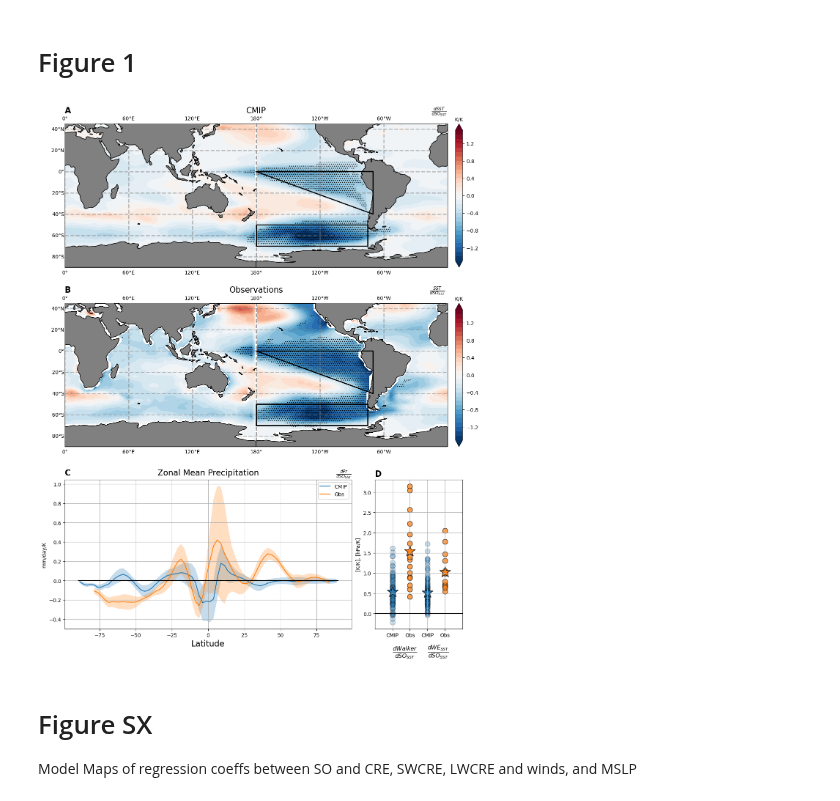
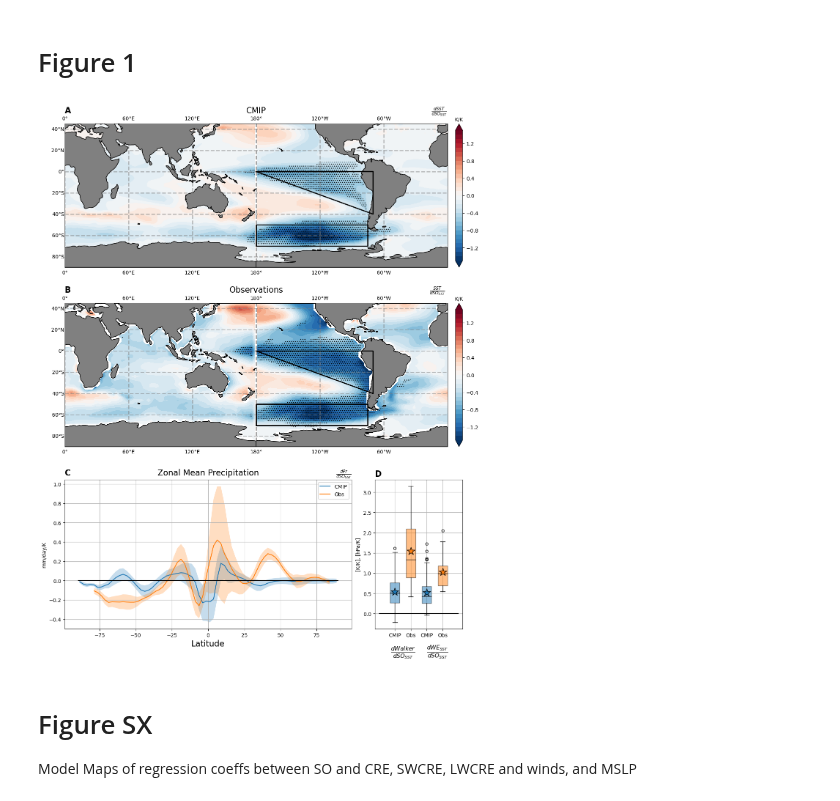
Before and after one commit to zacespinosa/SO-EP-teleconnection, a Jupyter notebook: Figure_Notebooks/Figure_1_covariance.ipynb, the cells around one changed output. Cells and saved outputs as stored; diff of their text form; code cells hidden in the pictures.

```diff
--- a/Figure_Notebooks/Figure_1_covariance.ipynb
+++ b/Figure_Notebooks/Figure_1_covariance.ipynb
@@ -211,48 +211,81 @@ ax_main.plot(smoothed_data.latitude, smoothed_data.mean("model"), label="Obs")
 ax_main.fill_between(
     smoothed_data.latitude,
     smoothed_data.mean("model") + smoothed_data.std("model"),
     smoothed_data.mean("model") - smoothed_data.std("model"),
     alpha=0.25,
 )
 ax_main.grid()
 ax_main.hlines(0, -90, 90, color="black")
 # ax_main.set_ylabel("mm/day/°C")
 ax_main.set_ylabel("mm/day/K")
 ax_main.set_xlabel("Latitude", fontsize=title_fontsize)
 ax_main.legend()
 ax_main.set_title(r"Zonal Mean Precipitation", fontsize=title_fontsize)
 ax_main.set_title(r"$\frac{dPr}{dSO_{SST}}$", loc="right")
 ax_main.set_title("C", loc="left", fontweight="bold", fontsize=title_fontsize)
 
 #################### REGRESSION dWE/dSO and dWalker/dSO ########################
 ax_right = fig.add_subplot(gs[2, 2])
-ax_right.scatter(np.zeros(len(reg_so_walker.model)), -reg_so_walker, alpha=0.25, color="tab:blue", edgecolors="black", s=100)
-ax_right.scatter(
-    1 + np.zeros(len(obs_regs.model)), -obs_regs["reg_walker"] / 100, edgecolors="black", color="tab:orange", s=100, alpha=0.75
+# ax_right.scatter(np.zeros(len(reg_so_walker.model)), -reg_so_walker, alpha=0.25, color="tab:blue", edgecolors="black", s=100)
+# ax_right.scatter(
+#     1 + np.zeros(len(obs_regs.model)), -obs_regs["reg_walker"] / 100, edgecolors="black", color="tab:orange", s=100, alpha=0.75
+# )
+# ax_right.scatter(0, -reg_so_walker.mean("model"), edgecolors="black", color="tab:blue", marker="*", s=500)
+# ax_right.scatter(1, -obs_regs["reg_walker"].mean("model") / 100, edgecolors="black", color="tab:orange", marker="*", s=500)
+# ax_right.scatter(np.zeros(len(reg_so_WE.model)) + 2, -reg_so_WE, alpha=0.25, color="tab:blue", edgecolors="black", s=100)
+# ax_right.scatter(
+#     np.zeros(len(obs_regs.model)) + 3, -obs_regs["reg_we"], edgecolors="black", color="tab:orange", s=100, alpha=0.75
+# )
+# ax_right.scatter(2, -reg_so_WE.mean("model"), edgecolors="black", color="tab:blue", marker="*", s=500)
+# ax_right.scatter(3, -obs_regs["reg_we"].mean("model"), edgecolors="black", color="tab:orange", marker="*", s=500)
+# ax_right.set_xticks([0, 1, 2, 3])
+# ax_right.set_xlim(-1, 4)
+
+colors = ['tab:blue', 'tab:orange', 'tab:blue', 'tab:orange']
+boxprops = dict(color='black')
+medianprops = dict(color='black')
+whiskerprops = dict(color='black')
+capprops = dict(color='black')
+flierprops = dict(marker='o', markersize=5, linestyle='none', color='gray')
+
+bp = ax_right.boxplot(
+    data_boxplots,
+    positions=[0, 1, 2, 3],
+    widths=0.6,
+    patch_artist=True,
+    boxprops=boxprops,
+    medianprops=medianprops,
+    whiskerprops=whiskerprops,
+    capprops=capprops,
+    flierprops=flierprops
 )
-ax_right.scatter(0, -reg_so_walker.mean("model"), edgecolors="black", color="tab:blue", marker="*", s=500)
-ax_right.scatter(1, -obs_regs["reg_walker"].mean("model") / 100, edgecolors="black", color="tab:orange", marker="*", s=500)
-ax_right.scatter(np.zeros(len(reg_so_WE.model)) + 2, -reg_so_WE, alpha=0.25, color="tab:blue", edgecolors="black", s=100)
-ax_right.scatter(
-    np.zeros(len(obs_regs.model)) + 3, -obs_regs["reg_we"], edgecolors="black", color="tab:orange", s=100, alpha=0.75
-)
-ax_right.scatter(2, -reg_so_WE.mean("model"), edgecolors="black", color="tab:blue", marker="*", s=500)
-ax_right.scatter(3, -obs_regs["reg_we"].mean("model"), edgecolors="black", color="tab:orange", marker="*", s=500)
-ax_right.set_xticks([0, 1, 2, 3])
-ax_right.set_xlim(-1, 4)
+
+# Set facecolor of each box to match original colors
+for patch, color in zip(bp['boxes'], colors):
+    patch.set_facecolor(color)
+    patch.set_alpha(0.5)
+
+# Overlay mean markers
+starSize = 250
+ax_right.scatter(0, -reg_so_walker.mean("model"), color=colors[0], edgecolors="black", marker="*", s=starSize, zorder=3)
+ax_right.scatter(1, -obs_regs["reg_walker"].mean("model") / 100, color=colors[1], edgecolors="black", marker="*", s=starSize, zorder=3)
+ax_right.scatter(2, -reg_so_WE.mean("model"), color=colors[2], edgecolors="black", marker="*", s=starSize, zorder=3)
+ax_right.scatter(3, -obs_regs["reg_we"].mean("model"), color=colors[3], edgecolors="black", marker="*", s=starSize, zorder=3)
+
+
 ax_right.set_xticklabels(["CMIP", "Obs", "CMIP", "Obs"])
 # ax_right.set_xticklabels([r"        $\frac{dWalker}{dSO_{SST}}$", "", r"        $\frac{dWE_{SST}}{dSO_{SST}}$", ""], fontsize=title_fontsize)
-ax_right.text(0, -1, r"$\frac{dWalker}{dSO_{SST}}$", ha="left", fontsize=title_fontsize)
+ax_right.text(-.25, -1, r"$\frac{dWalker}{dSO_{SST}}$", ha="left", fontsize=title_fontsize)
 ax_right.text(2, -1, r"$\frac{dWE_{SST}}{dSO_{SST}}$", ha="left", fontsize=title_fontsize)
 ax_right.set_title("D", loc="left", fontweight="bold", fontsize=title_fontsize)
 ax_right.set_ylabel("[K/K], [hPa/K]")
 ax_right.hlines(0, -1, 4, color="black")
 ax_right.grid()
 #########################################################################
 plt.savefig("/home/espinosa10/SO-EP-teleconnection/Manuscript_Figures/Main/Figure_1_v2.png", dpi=300, bbox_inches="tight")
 plt.savefig("/home/espinosa10/SO-EP-teleconnection/Manuscript_Figures/Main/Figure_1_v2.pdf", dpi=300, bbox_inches="tight")
 # %% [output]
-[figure, old version]
+[figure, new version]
 # %% [markdown]
 # Figure SX
 Model Maps of regression coeffs between SO and CRE, SWCRE, LWCRE and winds, and MSLP
```
Also changed, not shown: 9 other files.
